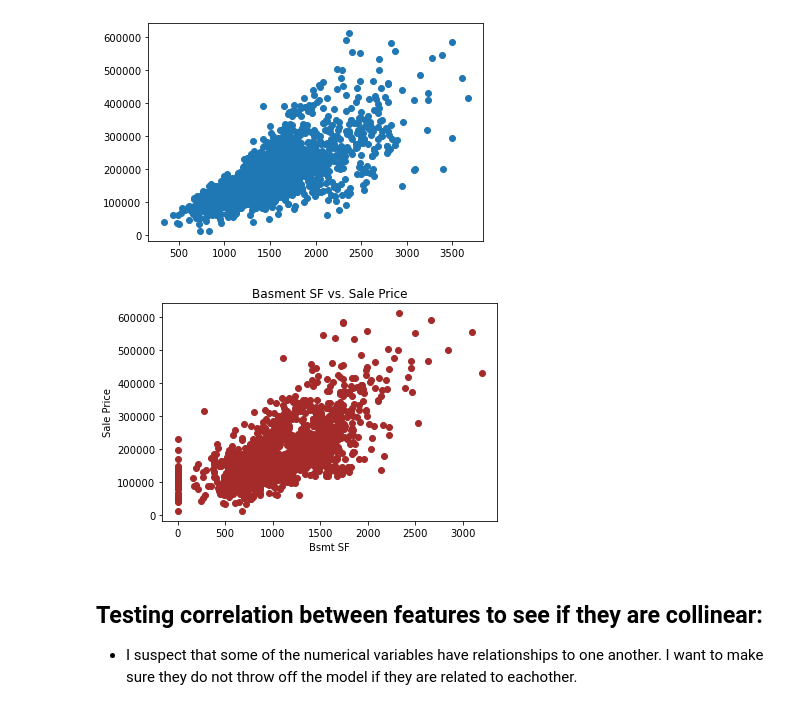
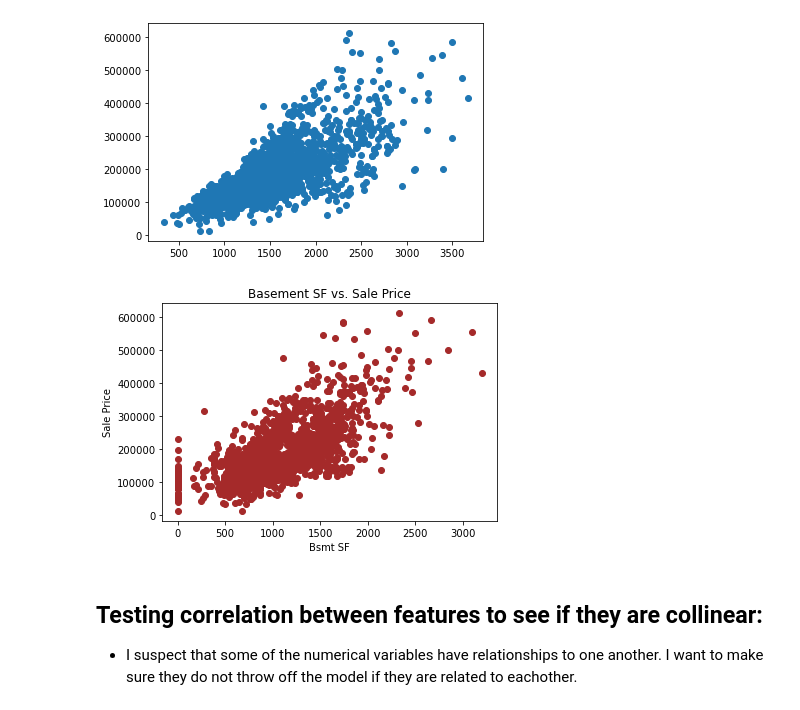
Before and after one commit to mduff12/mduff12, a Jupyter notebook: projects/project2/project_2-master/Coding/01_DataCleaning_EDA.ipynb, the cells around one changed output. Drawn from its saved outputs; the diff is of its cells as text; code cells hidden in the pictures.

```diff
--- a/projects/project2/project_2-master/Coding/01_DataCleaning_EDA.ipynb
+++ b/projects/project2/project_2-master/Coding/01_DataCleaning_EDA.ipynb
@@ -234,12 +234,12 @@ plt.scatter(x='Gr Liv Area' ,y='SalePrice', data=house)
 <matplotlib.collections.PathCollection at 0x...>
 [figure]
 # %%
-plt.title('Basment SF vs. Sale Price')
+plt.title('Basement SF vs. Sale Price')
 plt.scatter(x='Total Bsmt SF' ,y='SalePrice', data=house, color='Brown' )
 plt.xlabel('Bsmt SF')
 plt.ylabel('Sale Price');
 # %% [output]
-[figure, old version]
+[figure, new version]
 # %% [markdown]
 ## Testing correlation between features to see if they are collinear:
  - I suspect that some of the numerical variables have relationships to one another. I want to make sure they do not throw off the model if they are related to eachother.
```
Also changed, not shown: 1 other file.
